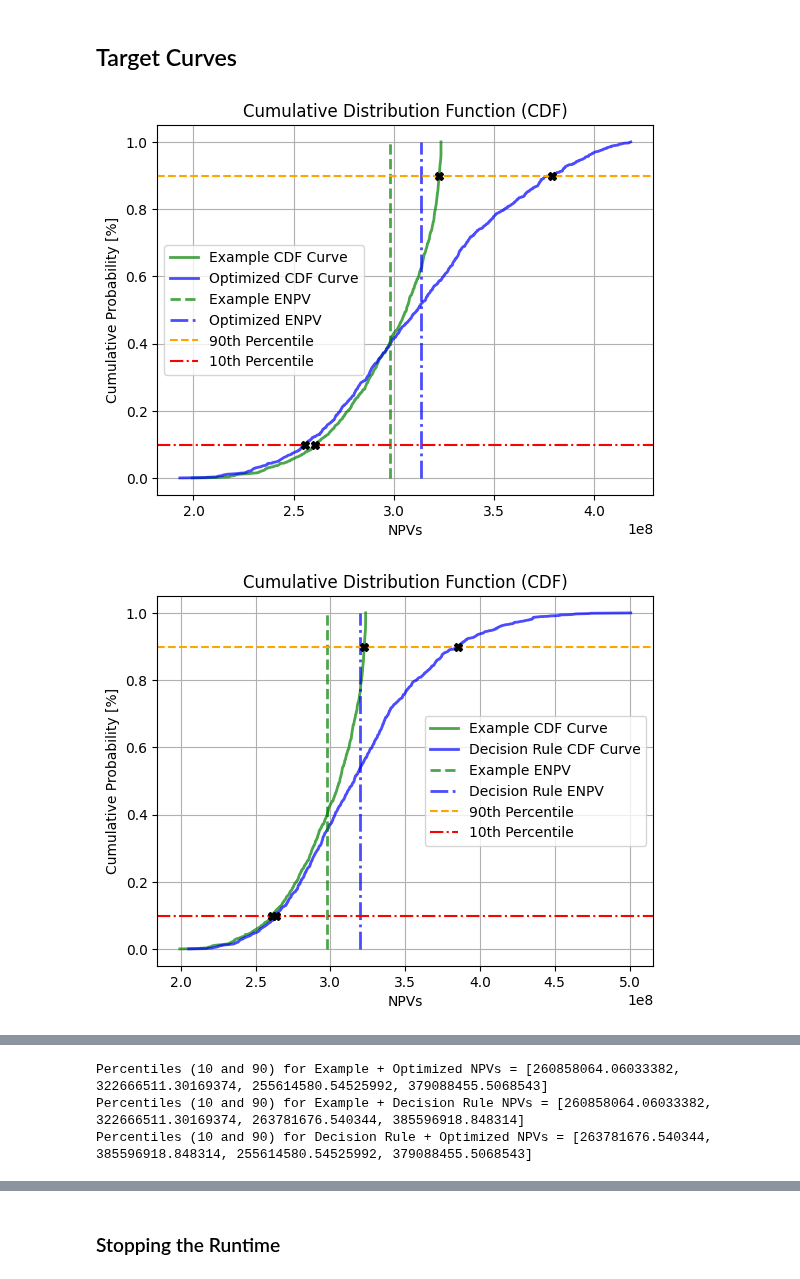
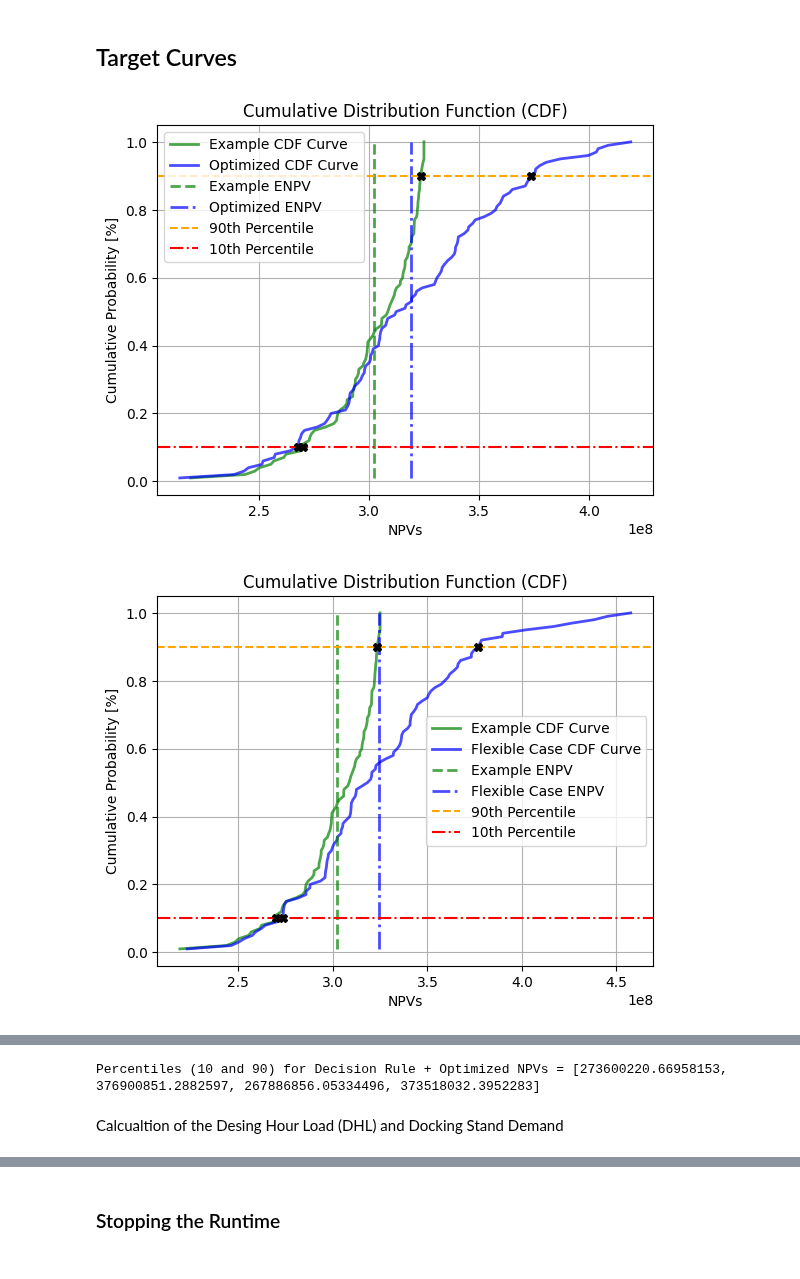
Before and after one commit to Oli767/VT1-Python-Files, a Jupyter notebook: VT2 VS Code/VT2.ipynb, the cells around one changed output, grey strips where cells are left out. Cells and saved outputs as stored; diff of their text form; code cells hidden in the pictures.

```diff
--- a/VT2 VS Code/VT2.ipynb
+++ b/VT2 VS Code/VT2.ipynb
@@ -306,0 +108,4 @@ Example ENPV: 298055077.6253967
+# %%
+Optimized_delta_K = fn.GA(Param, Demand)
+print("Best individual:", Optimized_delta_K)
+print("Best ENPV:", Optimized_delta_K.fitness.values[0])
@@ -420,4 +340,0 @@ def GA(Param):
-# %%
-Optimized_delta_K = GA(Param)
-print("Best individual:", Optimized_delta_K)
-print("Best ENPV:", Optimized_delta_K.fitness.values[0])
@@ -599,0 +417,4 @@ Finding the Optimal Condition
+# %%
+ENPV_max2, condition_max = Evaluation2(Demand, theta_max, Param)
+print("Maximum ENPV:", ENPV_max2)
+print("Corresponding condition value:", condition_max)
@@ -677,7 +450,7 @@ Corresponding condition: -350000
 # %%
-delta_K_Flex = Decision_Rule(Param["K0"], theta_max, max_cond)
+delta_K_Flex = Decision_Rule(Param["K0"], Demand, theta_max, condition_max)
+K_Flex = Capacity2(Param["K0"], delta_K_Flex)
 NPV_Flex = NPV_Flexible(delta_K_Flex, Param)
-ENPV_Flex = ENPV_Flexible(theta_max, max_cond, Param)
-
+ENPV_Flex = ENPV_Flexible(theta_max, condition_max, Param, Demand)
 print("ENPV Decision Rule: ", ENPV_Flex)
 # %% [output]
@@ -762,35 +473,36 @@ ENPV Decision Rule:  319902808.3408683
 # %%
 # Plotting the CDF for the First Decision Rule
 Percentiles = fn.CDF_Plot(
-    NPV_calculation(K_Example, delta_K_Example, Param),
-    NPV_calculation(
+    fn.NPV_calculation(K_Example, Demand, delta_K_Example, Param),
+    fn.NPV_calculation(
         Optimized_K,
+        Demand,
         Optimized_delta_K,
         Param,
     ),
+    "Example",
+    "Optimized",
 )
+
 Percentiles1 = fn.CDF_Plot(
-    NPV_calculation(K_Example, delta_K_Example, Param),
+    fn.NPV_calculation(K_Example, Demand, delta_K_Example, Param),
     NPV_Flex,
-    "Example CDF Curve",
-    "Decision Rule CDF Curve",
-    "Example ENPV",
-    "Decision Rule ENPV",
+    "Example",
+    "Flexible Case",
 )
 
 
 Percentiles2 = fn.CDF_Plot(
     NPV_Flex,
-    NPV_calculation(Optimized_K, Optimized_delta_K, Param),
-    "Decision Rule CDF Curve",
-    "Optimized CDF Curve",
-    "Decision Rule ENPV",
+    fn.NPV_calculation(Optimized_K, Demand, Optimized_delta_K, Param),
+    "Flexible Case",
+    "Optimized",
 )
 # # Plotting the CDF for the Second Decision Rule
 # Percentiles1 = fn.CDF_Plot(Traditional_NPV, Flex_NPV_est)
-print("Percentiles (10 and 90) for Example + Optimized NPVs =", Percentiles)
-print("Percentiles (10 and 90) for Example + Decision Rule NPVs =", Percentiles1)
+# print("Percentiles (10 and 90) for Example + Optimized NPVs =", Percentiles)
+# print("Percentiles (10 and 90) for Example + Decision Rule NPVs =", Percentiles1)
 print("Percentiles (10 and 90) for Decision Rule + Optimized NPVs =", Percentiles2)
 # %% [output]
-[figure, old version]
+[figure, new version]
-[figure, old version]
+[figure, new version]
@@ -798,3 +510,3 @@ print("Percentiles (10 and 90) for Decision Rule + Optimized NPVs =", Percentile
-Percentiles (10 and 90) for Example + Optimized NPVs = [260858064.06033382, 322666511.30169374, 255614580.54525992, 379088455.5068543]
-Percentiles (10 and 90) for Example + Decision Rule NPVs = [260858064.06033382, 322666511.30169374, 263781676.540344, 385596918.848314]
-Percentiles (10 and 90) for Decision Rule + Optimized NPVs = [263781676.540344, 385596918.848314, 255614580.54525992, 379088455.5068543]
+Percentiles (10 and 90) for Decision Rule + Optimized NPVs = [273600220.66958153, 376900851.2882597, 267886856.05334496, 373518032.3952283]
+# %% [markdown]
+Calcualtion of the Desing Hour Load (DHL) and Docking Stand Demand
```
Also changed, not shown: parts of 41 cells of this notebook, 1 other file.
